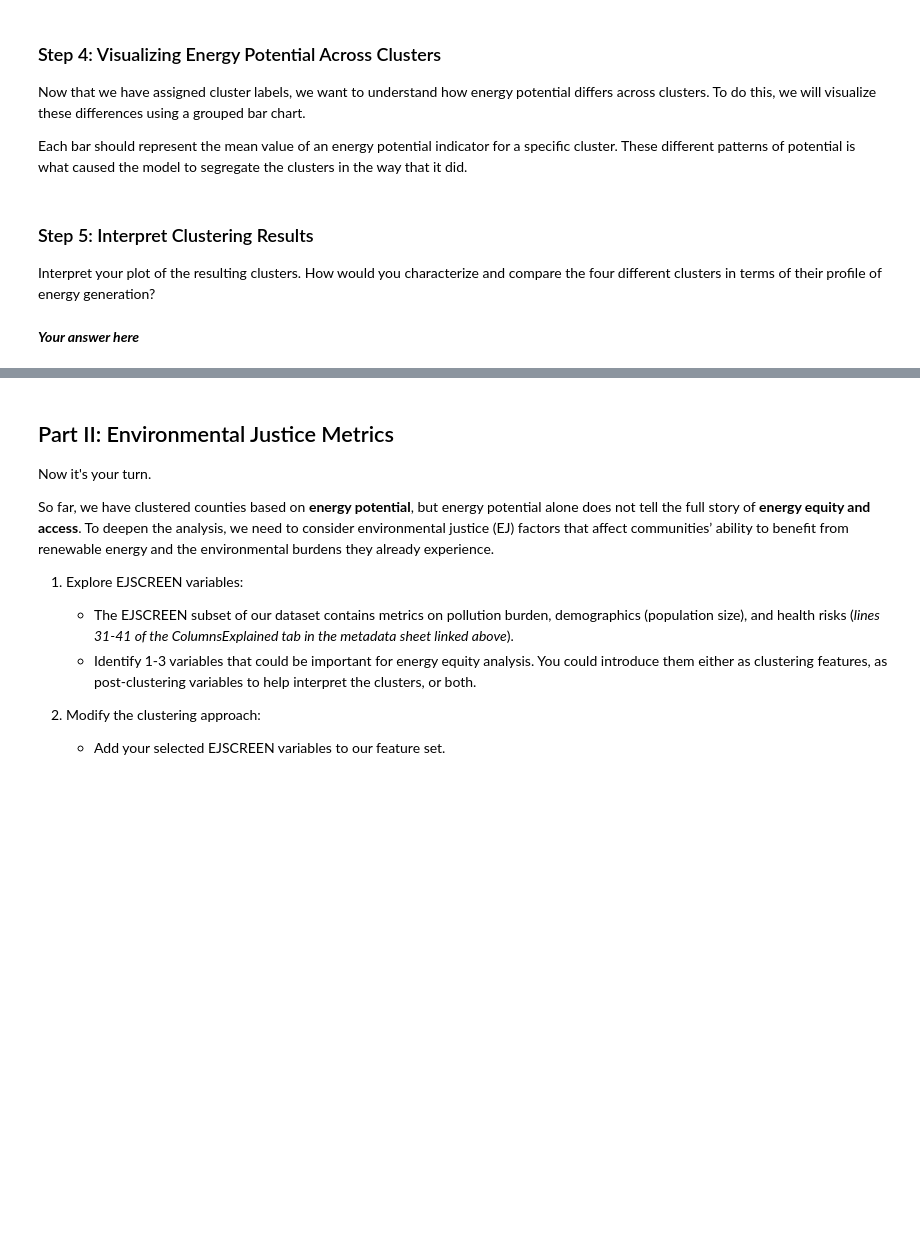
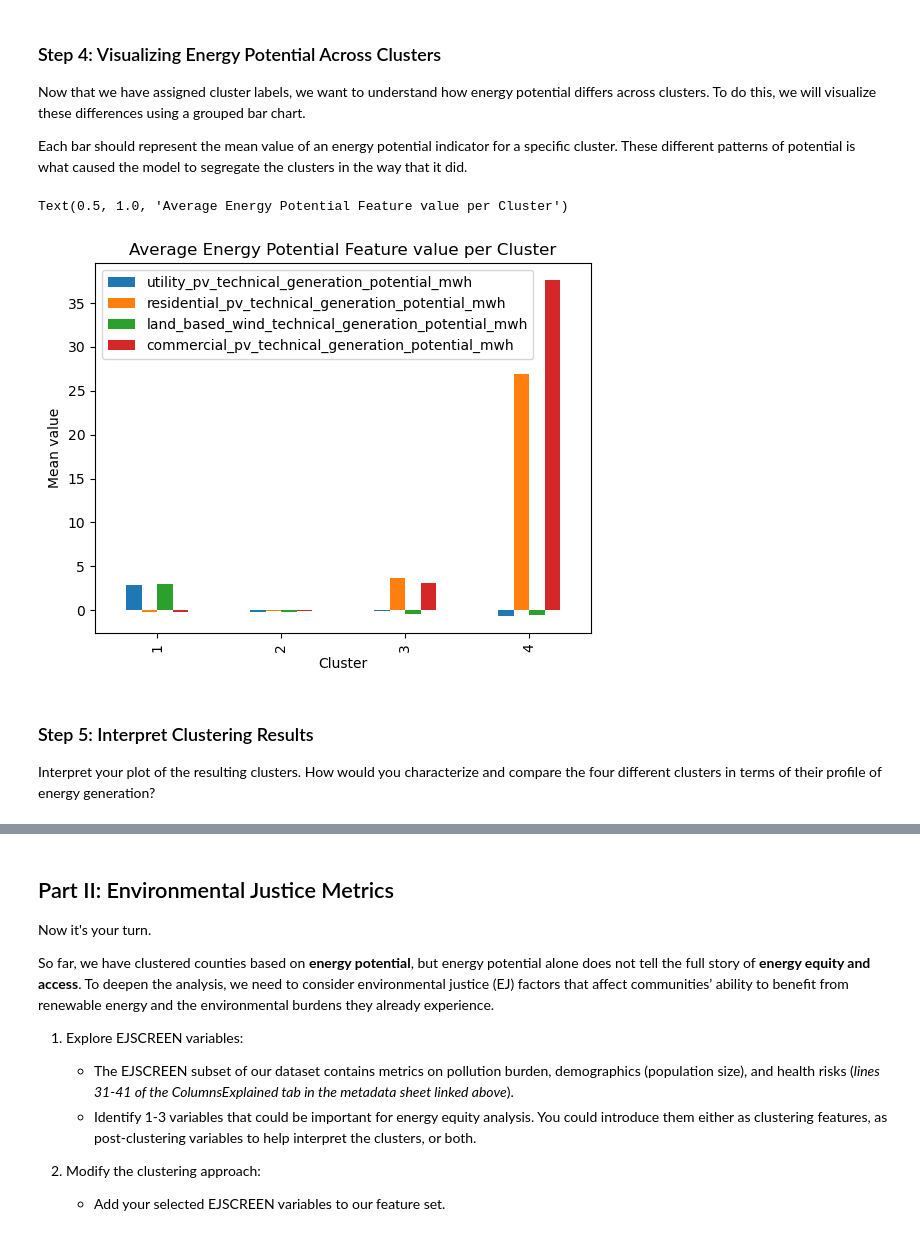
Before and after one commit to jordancsibley/EDS232-labs, a Jupyter notebook: Week8/lab8-ej-clustering-.ipynb, the cells around one changed output, grey strips where cells are left out. Drawn from its saved outputs; the diff is of its cells as text; code cells hidden in the pictures; blank space fills up the shorter version.

```diff
--- a/Week8/lab8-ej-clustering-.ipynb
+++ b/Week8/lab8-ej-clustering-.ipynb
@@ -92,3 +108,19 @@ To better understand the clustering results, we will:
 - Compute and print the mean values of the original energy potential features for each cluster.
 
 This summary will help us interpret how counties differ in energy potential across clusters and inform possible next steps for analysis.
+# %%
+# Assign number of clusters
+num_cluster = 4
+
+# Extract cluster assignment attribute
+cluster_assignment = fcluster(linked,
+                             num_cluster,
+                             criterion = "maxclust")
+
+# Create new variable Cluster in dataframe
+energy_scaled['Cluster'] = cluster_assignment
+
+# Print mean values for each cluster
+mean_values = energy_scaled.groupby('Cluster').mean()
+
+mean_values.head()
@@ -97,8 +136,15 @@ This summary will help us interpret how counties differ in energy potential acro
 Now that we have assigned cluster labels, we want to understand how energy potential differs across clusters. To do this, we will visualize these differences using a grouped bar chart.
 
 Each bar should represent the mean value of an energy potential indicator for a specific cluster. These different patterns of potential is what caused the model to segregate the clusters in the way that it did.
+# %%
+# Grouped bar plot of mean values for each cluster
+mean_values.plot(kind = 'bar')
+
+plt.ylabel("Mean value")
+plt.title("Average Energy Potential Feature value per Cluster")
+# %% [output]
+Text(0.5, 1.0, 'Average Energy Potential Feature value per Cluster')
+[figure, added]
 # %% [markdown]
 ### Step 5: Interpret Clustering Results
 Interpret your plot of the resulting clusters.  How would you characterize and compare the four different clusters in terms of their profile of energy generation?
-# %% [markdown]
-***Your answer here***
```
Also changed, not shown: parts of 13 cells of this notebook.
